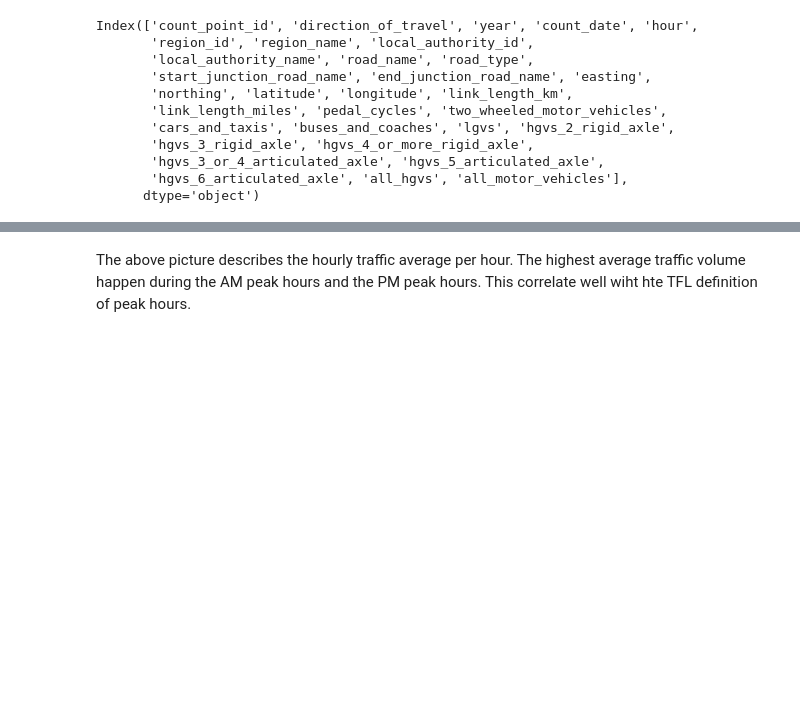
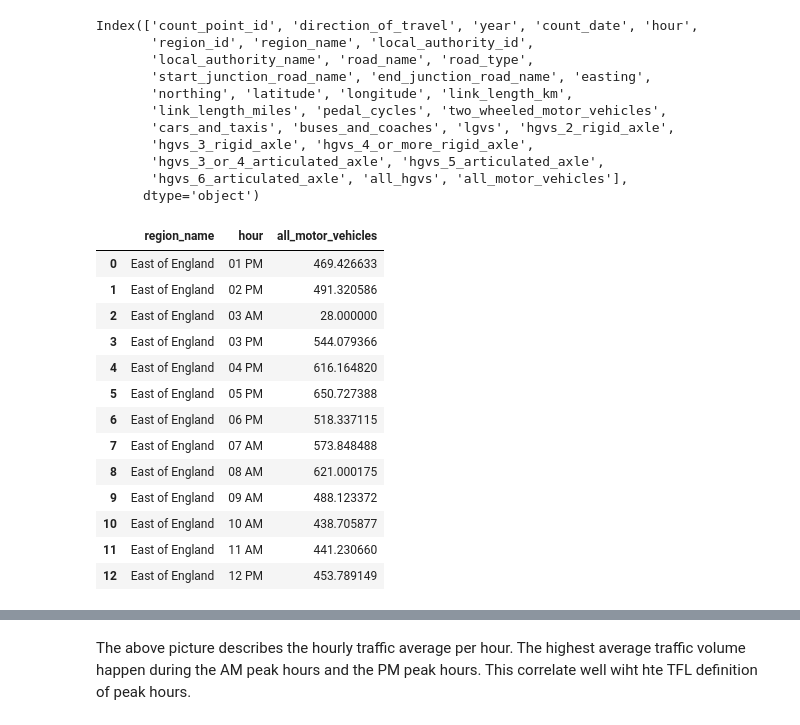
Before and after one commit to Emillia-rosette/traffic-volume-analysis, a Jupyter notebook: notebooks/02-eda.ipynb, the cells around one changed output, grey strips where cells are left out. Cells and saved outputs as stored; diff of their text form; code cells hidden in the pictures; blank space fills up the shorter version.

```diff
--- a/notebooks/02-eda.ipynb
+++ b/notebooks/02-eda.ipynb
@@ -83,3 +81,20 @@ hourly_average_traffic.hour =  pd.to_datetime(hourly_average_traffic.hour, unit=
+# %%
+hourly_average_traffic
+# %% [output]
+|  | region_name | hour | all_motor_vehicles |
+| 0 | East of England | 01 PM | 469.426633 |
+| 1 | East of England | 02 PM | 491.320586 |
+| 2 | East of England | 03 AM | 28.000000 |
+| 3 | East of England | 03 PM | 544.079366 |
+| 4 | East of England | 04 PM | 616.164820 |
+| 5 | East of England | 05 PM | 650.727388 |
+| 6 | East of England | 06 PM | 518.337115 |
+| 7 | East of England | 07 AM | 573.848488 |
+| 8 | East of England | 08 AM | 621.000175 |
+| 9 | East of England | 09 AM | 488.123372 |
+| 10 | East of England | 10 AM | 438.705877 |
+| 11 | East of England | 11 AM | 441.230660 |
+| 12 | East of England | 12 PM | 453.789149 |
 # %%
 # generate a bar plot with matplotlib
 
```
Also changed, not shown: parts of 27 cells of this notebook.
